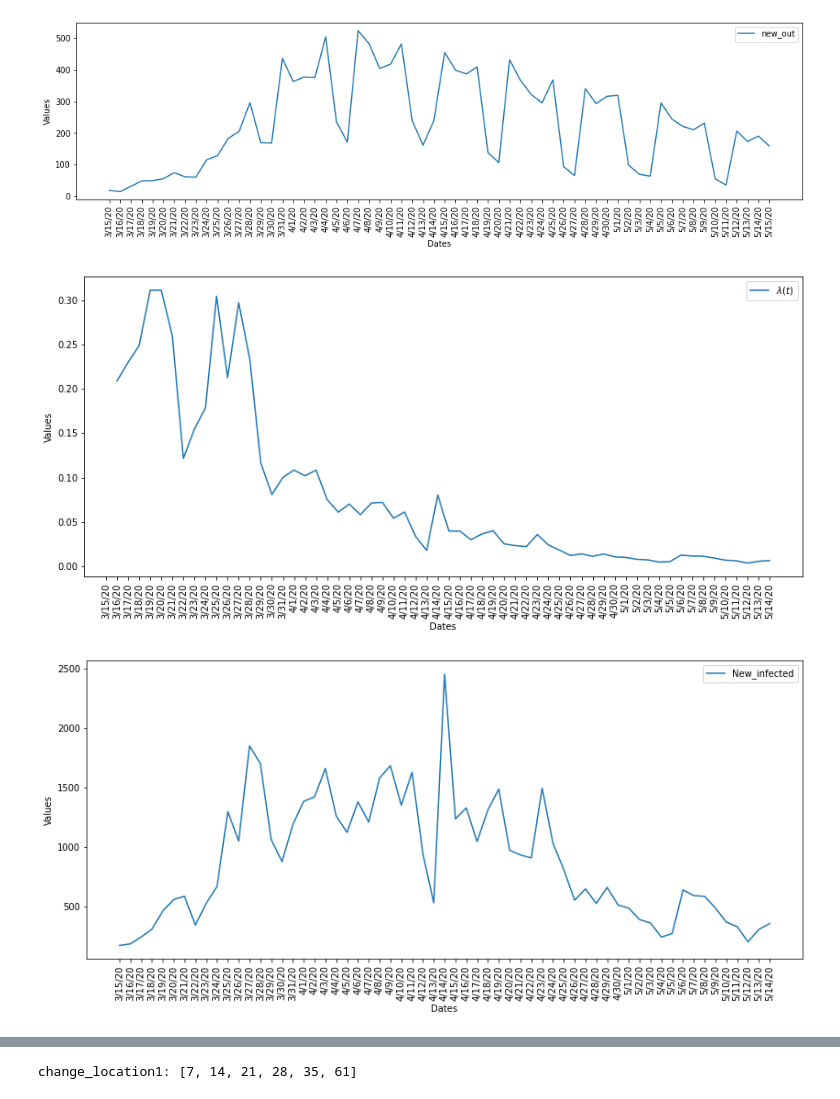
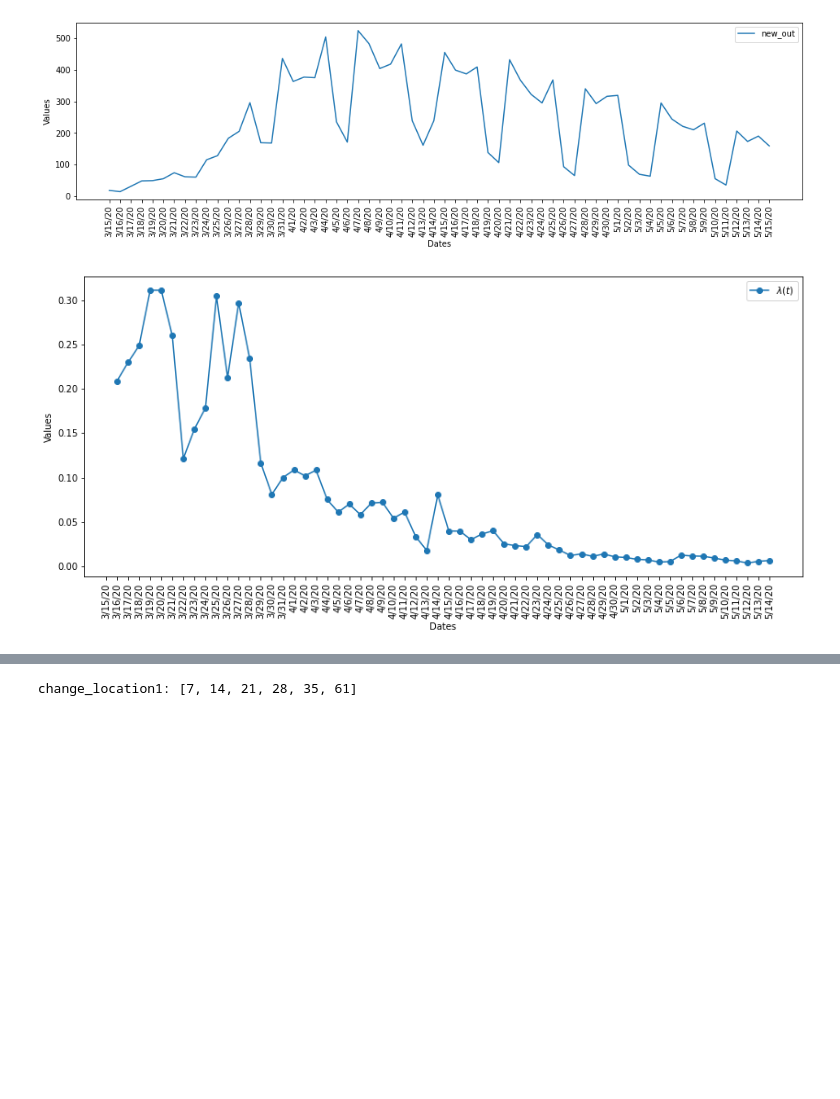
Before and after one commit to OD1992/Python-programs, a Jupyter notebook: Change_point_belgium.ipynb, the cells around one changed output, grey strips where cells are left out. Cells and saved outputs as stored; diff of their text form; code cells hidden in the pictures; blank space fills up the shorter version.

```diff
--- a/Change_point_belgium.ipynb
+++ b/Change_point_belgium.ipynb
@@ -185,42 +167,31 @@ plt.show()
 [figure]
 [figure]
 # %%
-#data_end   = '5/15/20' #Take the data until yesterday
-#data_begin = '3/15/20'
-#cases_obs = np.array(confirmed_cases.loc[confirmed_cases["Country/Region"] == "Belgium", data_begin:data_end])[0]
 #dates=confirmed_cases.loc[confirmed_cases["Country/Region"] == "Belgium", data_begin:data_end].columns
 data = pd.DataFrame({'Date':dates[:len(cases_obs)-1], 'Tot_inf':cases_obs[:len(cases_obs)-1], 'new_inf':np.diff(cases_obs), 'new_out': new_out_raw[:len(cases_obs)-1]})
 #print(data)
 lambda_by_day = np.full(np.shape(data)[0], np.nan)
 for t in np.arange(1, np.shape(data)[0]):
     N=11.5e6
     S =np.full(np.shape(data)[0], np.nan)
     #I_total[0] = data.iloc[0,1]
     I_new = data.iloc[:,2]
     I_total = data.iloc[:,1]
     R_new = data.iloc[:,3]
     #S[0] = N - I_new[0] - R_new[0]
     S = N - np.cumsum(I_new) - np.cumsum(R_new)
     #print(S[t])
     lambda_by_day[t] = N*I_new[t] / (S[t-1]*I_total[t-1])
     #print(lambda_estimated[t])
 plt.figure(figsize=(14,6))
-plt.plot(dates[:len(cases_obs)-1], lambda_by_day, label='$\lambda(t)$')
+plt.plot(dates[:len(cases_obs)-1], lambda_by_day, label='$\lambda(t)$', marker='o')
 plt.xlabel("Dates")
 plt.ylabel("Values")
 plt.legend()
 plt.xticks(rotation='90')
 plt.show()
-plt.figure(figsize=(14,6))
-plt.plot(dates[:len(cases_obs)-1], data.iloc[:,2], label='New_infected')
-plt.xlabel("Dates")
-plt.ylabel("Values")
-plt.legend()
-plt.xticks(rotation='90')
-plt.show()
 # %% [output]
-[figure, old version]
+[figure, new version]
-[figure, removed]
 # %%
 #Find lambda by window
 t_i = 5
```
Also changed, not shown: parts of 2 cells of this notebook.
